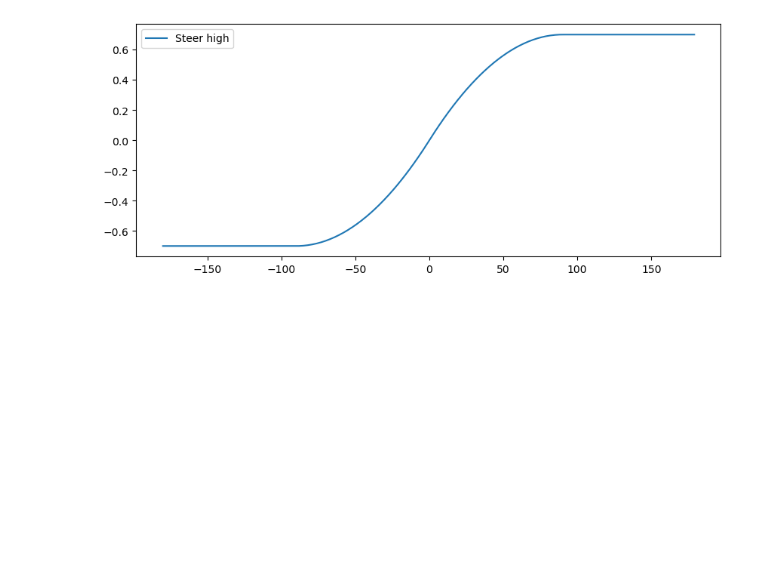
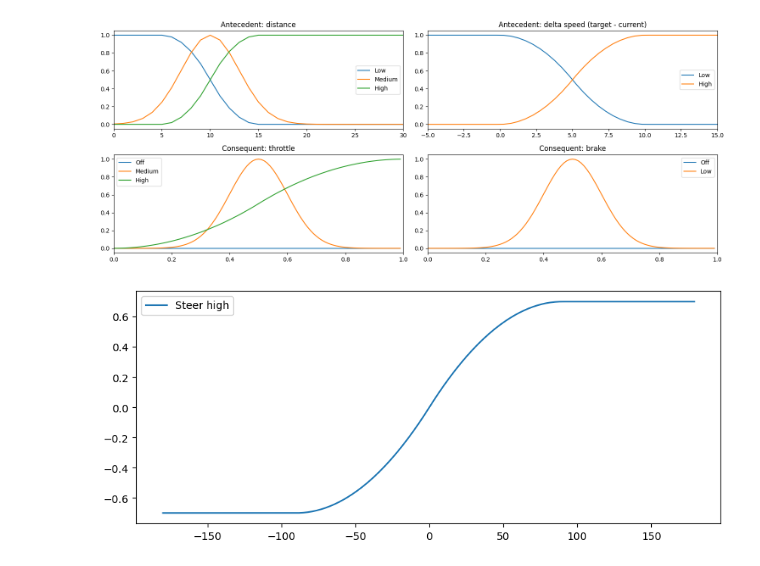
Before and after one commit to floriandejonckheere/abo-autonomic-systems-carla, a Jupyter notebook: fuzzy.ipynb, the cells around one changed output. Cells and saved outputs as stored; diff of their text form; code cells hidden in the pictures; blank space fills up the shorter version.

Commit message:
Add fuzzy rules

```diff
--- a/fuzzy.ipynb
+++ b/fuzzy.ipynb
@@ -48,3 +7,82 @@ plt.show()
+# %%
+# TODO: use np.linspace instead of np.arange
+
+## Variables
+x_distance = np.arange(0, 1000, 1)
+x_delta_speed = np.linspace(-50, 50, 200)
+
+x_throttle = np.arange(0, 1, 0.01)
+x_brake = np.arange(0, 1, 0.01)
+
+## Antecedents
+distance = ctrl.Antecedent(x_distance, 'distance')
+delta_speed = ctrl.Antecedent(x_delta_speed, 'delta_speed')
+
+## Consequents
+throttle = ctrl.Consequent(x_throttle, 'throttle')
+brake = ctrl.Consequent(x_brake, 'brake')
+
+## Membership functions
+distance['low'] = distance_lo = fz.zmf(x_distance, 5, 15)
+distance['medium'] = distance_md = fz.gaussmf(x_distance, 10, 3)
+distance['high'] = distance_hi = fz.smf(x_distance, 5, 15)
+
+delta_speed['low'] = delta_speed_lo = fz.zmf(x_delta_speed, 0, 10)
+delta_speed['high'] = delta_speed_hi = fz.smf(x_delta_speed, 0, 10)
+
+throttle['off'] = throttle_off = fz.zmf(x_throttle, 0, 0)
+throttle['medium'] = throttle_md = fz.gaussmf(x_throttle, 0.5, 0.1)
+throttle['high'] = throttle_hi = fz.smf(x_throttle, 0, 1)
+
+brake['off'] = brake_off = fz.zmf(x_brake, 0, 0)
+brake['low'] = brake_lo = fz.gaussmf(x_brake, 0.5, 0.1)
+
+## Fuzzy rules
+# If the vehicle is far away, accelerate
+rule1 = ctrl.Rule(antecedent=(distance['high']), consequent=(throttle['high'], brake['off']), label='rule1')
+
+# If the vehicle is getting closer to the target or the speed limit is being reached, let off the throttle
+rule2 = ctrl.Rule(antecedent=(distance['medium'] | delta_speed['low']), consequent=(throttle['medium'], brake['off']), label='rule2')
+
+# If the vehicle is close to the target or the speed limit is being exceeded, brake softly
+rule3 = ctrl.Rule(antecedent=(distance['low'] | delta_speed['high']), consequent=(throttle['off'], brake['low']), label='rule3')
+
+## Control system
+fuzzy_ctrl = ctrl.ControlSystem(rules=[rule1, rule2, rule3])
+
+## Plots
+fig, ax = plt.subplots(nrows=2, ncols=2, figsize=(15, 6))
+
+ax[0, 0].plot(x_distance, [fz.interp_membership(x_distance, distance_lo, x) for x in x_distance], label='Low')
+ax[0, 0].plot(x_distance, [fz.interp_membership(x_distance, distance_md, x) for x in x_distance], label='Medium')
+ax[0, 0].plot(x_distance, [fz.interp_membership(x_distance, distance_hi, x) for x in x_distance], label='High')
+ax[0, 0].set_xlim(0, 30)
+ax[0, 0].legend()
+ax[0, 0].set_title('Antecedent: distance')
+
+ax[0, 1].plot(x_delta_speed, [fz.interp_membership(x_delta_speed, delta_speed_lo, x) for x in x_delta_speed], label='Low')
+ax[0, 1].plot(x_delta_speed, [fz.interp_membership(x_delta_speed, delta_speed_hi, x) for x in x_delta_speed], label='High')
+ax[0, 1].set_xlim(-5, 15)
+ax[0, 1].legend()
+ax[0, 1].set_title('Antecedent: delta speed (target - current)')
+
+ax[1, 0].plot(x_throttle, [fz.interp_membership(x_throttle, throttle_off, x) for x in x_throttle], label='Off')
+ax[1, 0].plot(x_throttle, [fz.interp_membership(x_throttle, throttle_md, x) for x in x_throttle], label='Medium')
+ax[1, 0].plot(x_throttle, [fz.interp_membership(x_throttle, throttle_hi, x) for x in x_throttle], label='High')
+ax[1, 0].set_xlim(0, 1)
+ax[1, 0].legend()
+ax[1, 0].set_title('Consequent: throttle')
+
+ax[1, 1].plot(x_brake, [fz.interp_membership(x_brake, brake_off, x) for x in x_brake], label='Off')
+ax[1, 1].plot(x_brake, [fz.interp_membership(x_brake, brake_lo, x) for x in x_brake], label='Low')
+ax[1, 1].set_xlim(0, 1)
+ax[1, 1].legend()
+ax[1, 1].set_title('Consequent: brake')
+
+plt.tight_layout()
+plt.show()
+# %% [output]
+[figure, added]
 # %%
 
 x_distance = np.arange(0, 1_000, 1)
```
Also changed, not shown: parts of 1 cell of this notebook.
